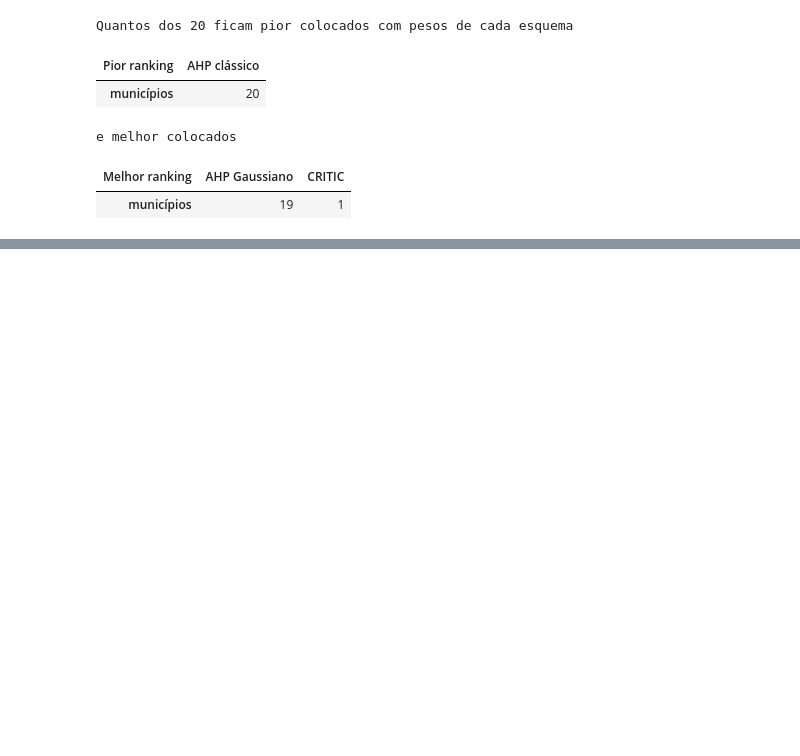
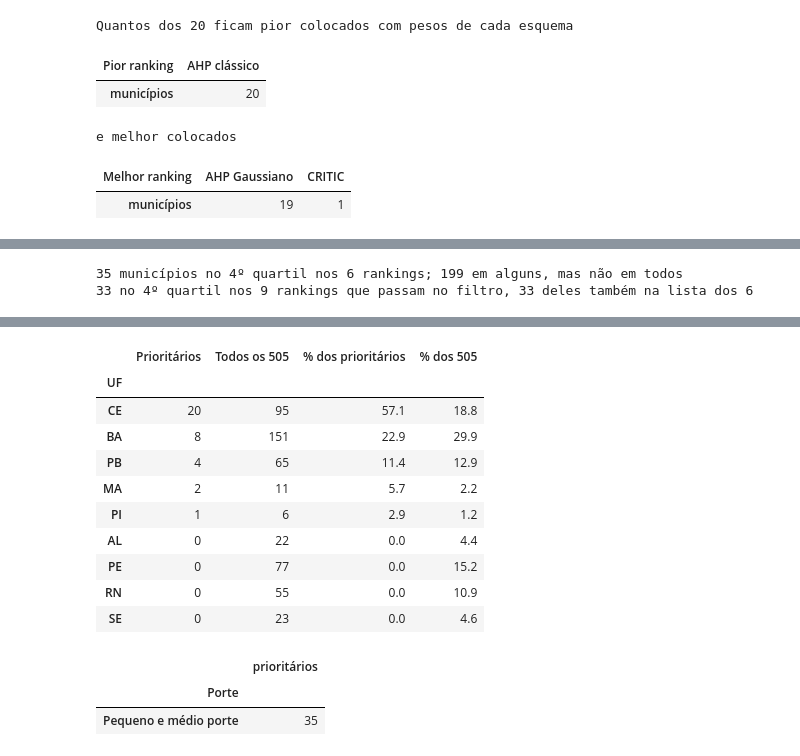
Before and after one commit to GFARIAS-71/Rankeamento-Municipios-Saneamento, a Jupyter notebook: jupyter notebooks/03_compensacao_perfil.ipynb, the cells around one changed output, grey strips where cells are left out. Saved outputs shown, nothing was run; the diff lists cells and outputs as text; code cells hidden in the pictures; blank space fills up the shorter version.

```diff
--- a/jupyter notebooks/03_compensacao_perfil.ipynb
+++ b/jupyter notebooks/03_compensacao_perfil.ipynb
@@ -305,0 +361,25 @@ e melhor colocados
+# %%
+q4 = pd.DataFrame({c: quartil(c) == 4 for c in ORDEM})
+perfil["No 4º quartil (de 6)"] = q4[DIREITO].sum(axis=1)
+perfil["No 4º quartil (de 9)"] = q4[PASSA].sum(axis=1)
+prior = perfil["No 4º quartil (de 6)"] == len(DIREITO)
+print(prior.sum(), "municípios no 4º quartil nos 6 rankings;",
+      ((perfil["No 4º quartil (de 6)"] > 0) & ~prior).sum(), "em alguns, mas não em todos")
+print((perfil["No 4º quartil (de 9)"] == len(PASSA)).sum(), "no 4º quartil nos 9 rankings que passam no filtro,",
+      ((perfil["No 4º quartil (de 9)"] == len(PASSA)) & prior).sum(), "deles também na lista dos 6")
+
+grupos = np.where(prior, "Prioritários", "Demais")
+comparacao = perfil.assign(Grupo=grupos).groupby("Grupo").agg(
+    municípios=("Município", "size"), **{n: (n, "mean") for n in mcda.NOMES},
+    zero_em_Tratamento=("Tratamento", lambda s: (s == 0).mean()),
+    zero_em_Destinação=("Destinação", lambda s: (s == 0).mean()),
+    DRSAI_válidas=("DRSAI", "count"), DRSAI_mediana=("DRSAI", "median"))
+display(comparacao.round(2))
+uf = pd.DataFrame({"Prioritários": perfil.loc[prior, "UF"].value_counts(), "Todos os 505": perfil["UF"].value_counts()}).fillna(0).astype(int)
+uf["% dos prioritários"] = (100 * uf["Prioritários"] / prior.sum()).round(1)
+uf["% dos 505"] = (100 * uf["Todos os 505"] / len(perfil)).round(1)
+display(uf.sort_values("Prioritários", ascending=False))
+perfil.loc[prior, "Porte"].value_counts().to_frame("prioritários")
+# %% [output]
+35 municípios no 4º quartil nos 6 rankings; 199 em alguns, mas não em todos
+33 no 4º quartil nos 9 rankings que passam no filtro, 33 deles também na lista dos 6
@@ -305,0 +390,14 @@ e melhor colocados
+|  | Prioritários | Todos os 505 | % dos prioritários | % dos 505 |
+| UF |  |  |  |  |
+| CE | 20 | 95 | 57.1 | 18.8 |
+| BA | 8 | 151 | 22.9 | 29.9 |
+| PB | 4 | 65 | 11.4 | 12.9 |
+| MA | 2 | 11 | 5.7 | 2.2 |
+| PI | 1 | 6 | 2.9 | 1.2 |
+| AL | 0 | 22 | 0.0 | 4.4 |
+| PE | 0 | 77 | 0.0 | 15.2 |
+| RN | 0 | 55 | 0.0 | 10.9 |
+| SE | 0 | 23 | 0.0 | 4.6 |
+|  | prioritários |
+| Porte |  |
+| Pequeno e médio porte | 35 |
```
Also changed, not shown: parts of 6 cells of this notebook, 2 other files.
